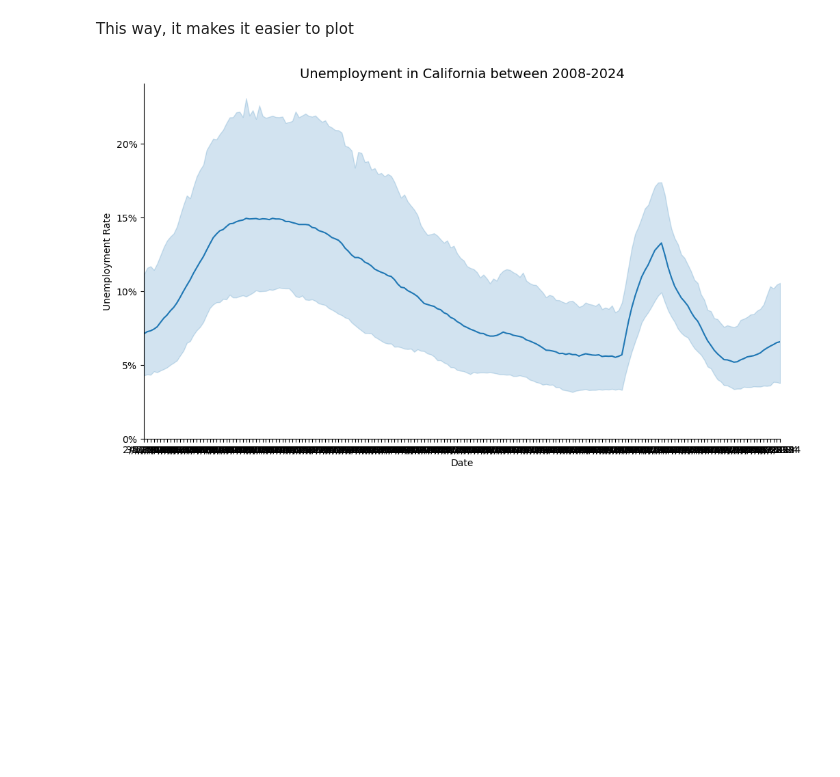
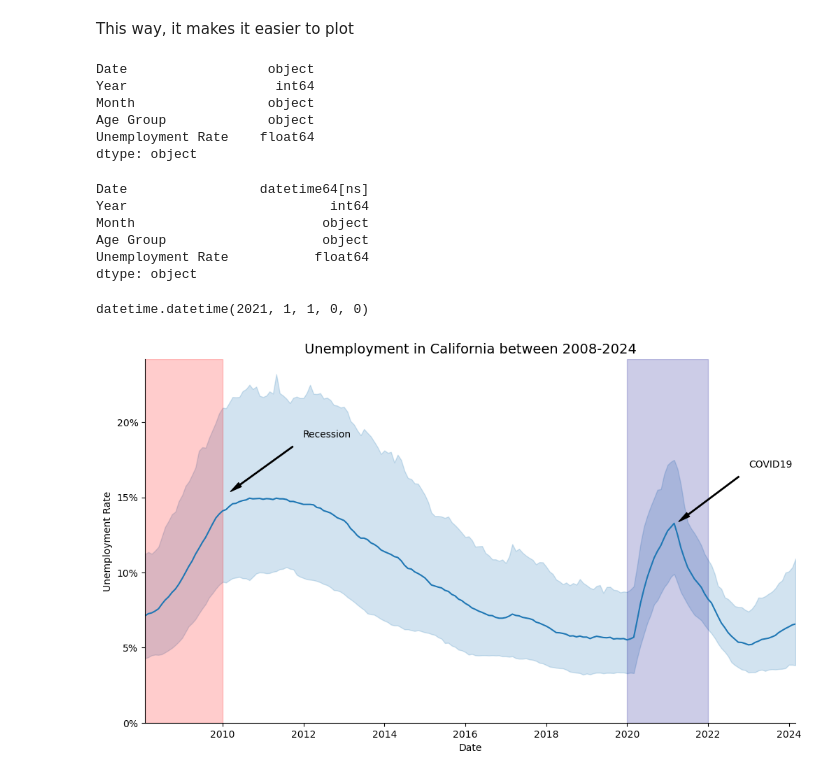
Before and after one commit to tinalina1003/unemployment-rate-Cali, a Jupyter notebook: main.ipynb, the cells around one changed output. Cells and saved outputs as stored; diff of their text form; code cells hidden in the pictures; blank space fills up the shorter version.

```diff
--- a/main.ipynb
+++ b/main.ipynb
@@ -100,28 +100,91 @@ unemp_melt
 1358 rows × 5 columns
 # %% [markdown]
 This way, it makes it easier to plot
+# %%
+# check to see dtypes because datetime might create problems
+unemp_melt.dtypes
+# %% [output]
+Date                  object
+Year                   int64
+Month                 object
+Age Group             object
+Unemployment Rate    float64
+dtype: object
+# %%
+#convert string to datetime
+unemp_melt['Date'] = pd.to_datetime(unemp_melt['Date'])
+
+unemp_melt.dtypes
+# %% [output]
+Date                 datetime64[ns]
+Year                          int64
+Month                        object
+Age Group                    object
+Unemployment Rate           float64
+dtype: object
+# %%
+dt.datetime(2021, 1, 1)
+# %% [output]
+datetime.datetime(2021, 1, 1, 0, 0)
 # %%
 # Trying out Seaborn visualization
 
 plt.figure(figsize = (12, 6.75))
 
 # uses seaborn visualization with x-axis = date, y-axis = unemployment rate
 ax = sns.lineplot(data = unemp_melt, x = 'Date', y = 'Unemployment Rate')
 
 # title
 plt.title("Unemployment in California between 2008-2024", fontsize = 14)
 
 # set the 0 at the axis
 ax.margins(x=0)
 
 #converst the y_axis numbers to percentage with 100% as max and no decimal places
 ax.yaxis.set_major_formatter(ticker.PercentFormatter(xmax=1, decimals = 0))
 
 # sets first date at the axis
 plt.ylim(0)
 
+#this creates a band of importance
+# create recession band
+plt.axvspan(dt.datetime(2008, 2, 1),
+            dt.datetime(2009, 12, 31),
+            color = 'red',
+            alpha = 0.2)
+
+#description
+ax.annotate('Recession', # text of annotation
+            xy = (dt.datetime(2009, 12, 31), .15), # position of where the arrow is pointing to
+            xytext = (dt.datetime(2012, 7, 31), .19), # the position (x,y) to place the text at
+            arrowprops = dict(facecolor = 'black',
+                            shrink = 0.1,
+                            width = 1,
+                            headwidth = 5),
+                            ha = 'center'
+            )
+
+# covid band
+plt.axvspan(dt.datetime(2020, 1, 1),
+            dt.datetime(2021, 12, 31),
+            color = 'darkblue',
+            alpha = 0.2)
+
+# description
+ax.annotate('COVID19',
+            xy = (dt.datetime(2021, 2, 1), .13), # position of where the arrow is pointing to
+            xytext = (dt.datetime(2023, 1, 1), .17),
+            arrowprops = dict(facecolor = 'black',
+                              shrink = 0.1,
+                              width = 1,
+                              headwidth = 5)
+            )
+
+
 sns.despine()
 
+plt.savefig("outputs/Unemployment_in_Cali_2008_2024.jpeg")
+
 plt.show()
 # %% [output]
-[figure, old version]
+[figure, new version]
```
Also changed, not shown: parts of 1 cell of this notebook, 2 other files.
